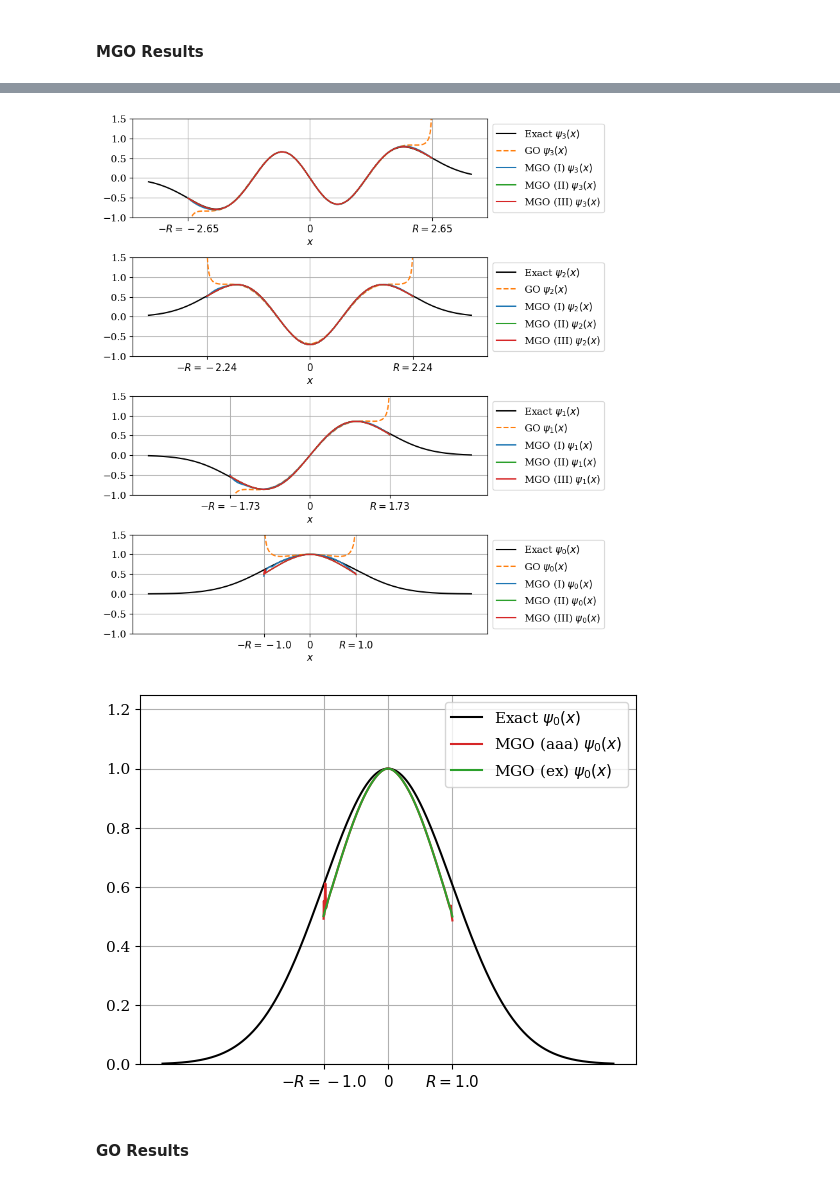
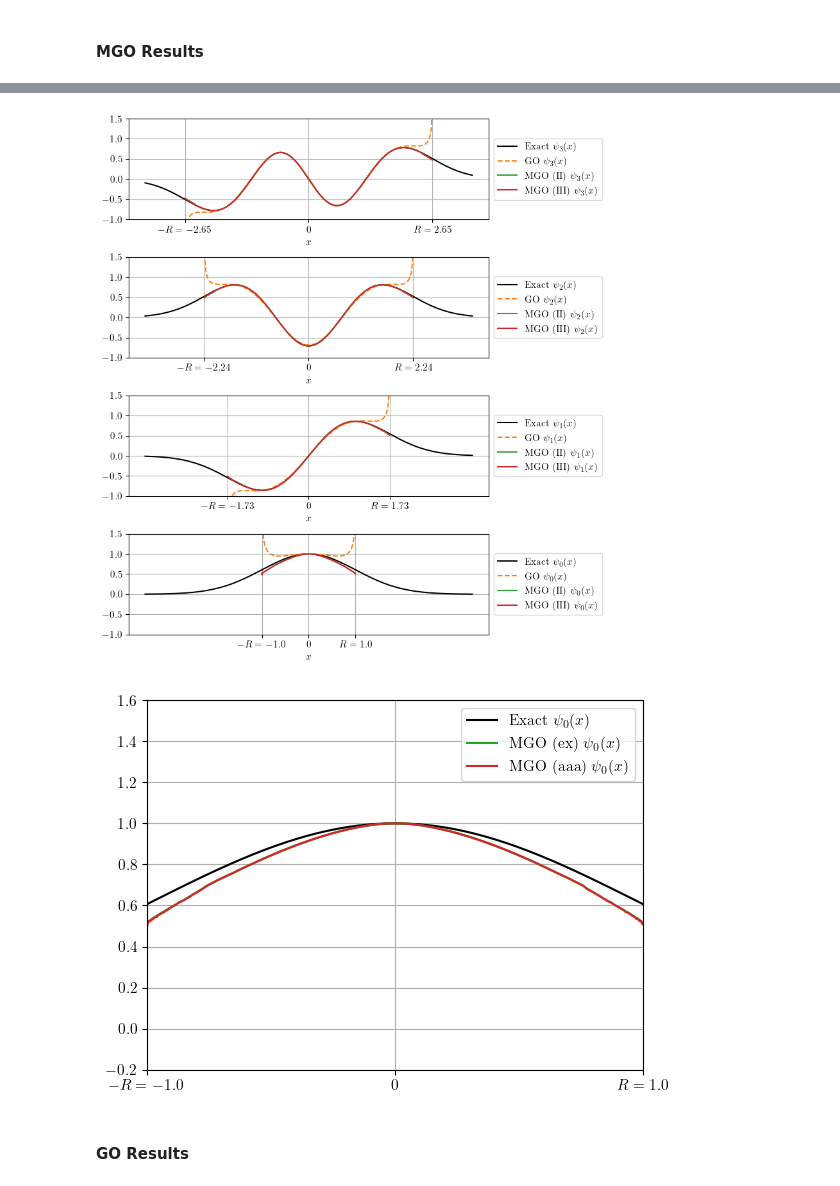
Before and after one commit to runehoejlund/plasma-ray-tracer, a Jupyter notebook: mgo_ex_weber.ipynb, the cells around one changed output, grey strips where cells are left out. Saved outputs shown, nothing was run; the diff lists cells and outputs as text; code cells hidden in the pictures.

```diff
--- a/mgo_ex_weber.ipynb
+++ b/mgo_ex_weber.ipynb
@@ -57,34 +57,13 @@ phi0 = lambda x0, nu: (Ai(-(rho_ex(x0, nu)**2)) * np.cos(omega_bar_ex(x0, nu)) /
                       - np.sign(x0) * Bi(-rho_ex(x0, nu)**2) * np.sin(omega_bar_ex(x0, nu)) / np.sqrt(np.abs(x0))
                       )
 # %%
-gauss_quad_order = 5
-
 def get_dispersion_manifold(nu, x0, k0):
-    ND = 1
-    nt = 200
-
-    xs = np.zeros((nt, ND))
-    ks = np.zeros((nt, ND))
+    '''returns t, xs, ks, zs, nt, i_start, i_end, x0, k0'''
+    nt = 500
     omega0 = 1.0
-
-    # ray tracing stops when it hits boundary, so we don't know
-    # exact number of timesteps before ray tracing has completed.
-    min_nt = nt
-
-    sol = trace_ray_1D(x0=x0, k0=k0, omega0=omega0, tmin=-np.pi/2, tmax=np.pi, D=D, D_args={'nu': nu}, x_min=(1-1e-3)*x0, tsteps=nt, rtol=1e-9)
-    sol_nt = len(sol.t)
-    xs[:sol_nt, :] = sol.y[:ND].T
-    ks[:sol_nt, :] = sol.y[ND:].T
-    min_nt = np.min((sol_nt, min_nt))
-
-    # Clip all rays to the same number of time steps
-    nt = min_nt
-    t = sol.t[:min_nt]
-    xs = xs[:min_nt, :]
-    ks = ks[:min_nt, :]
-    zs = np.concatenate([xs, ks], axis=-1)
-
-    return t, xs, ks, zs, nt, x0, k0
+    t, xs, ks, zs, i_start, i_end = trace_ray_1D(x0=x0, k0=k0, omega0=omega0, tmin=-np.pi/2, tmax=np.pi, D=D, D_args={'nu': nu}, x_min=(1-1e-3)*x0, tsteps=nt, rtol=1e-9, ghost_ratio=1)
+    nt = i_end - i_start
+    return t, xs, ks, zs, nt, i_start, i_end, x0, k0
 
 def fit_amplitude(x, y, nu):
     tmp_fit = fit_polynomial(x, y**(-4), deg=2, exclude_degrees=[1])
@@ -96,8 +75,8 @@ def fit_phase(x, y, nu):
     polynomial = fit_polynomial(x, y_poly, deg=2, exclude_degrees=[0])
     return SumFunc([polynomial, nonlinear_func])
 
-def get_mgo_field(t, zs, analytic_cont, i_save=[], max_extrapolation=3/2):
-    branch_masks, ray_field, mgo_info = mgo.get_mgo_field(t, zs, phi0=1, i_save=i_save, analytic_cont=analytic_cont, gauss_quad_order=gauss_quad_order, max_extrapolation=max_extrapolation)
+def get_mgo_field(t, zs, analytic_cont, i_start, i_end, i_save=[], max_gauss_quad_order=10):
+    branch_masks, ray_field, mgo_info = mgo.get_mgo_field(t, zs, phi0=1, i_start=i_start, i_end=i_end, i_save=i_save, analytic_cont=analytic_cont, max_gauss_quad_order=max_gauss_quad_order)
     results = mgo_info['saved_results']
     Nt = mgo_info['Nt']
     Upsilon = mgo_info['Upsilon']
@@ -153,7 +142,7 @@ for i, nu in enumerate(nus[:-1][::-1]):
     xi = np.linspace(-R(nu), R(nu), 10000)
     ax[i].plot(x, psi(x, nu), 'k-', label='Exact $\psi_' + str(nu) + '(x)$')
     ax[i].plot(xi, np.real(fields_go[nu](xi)), '--', color='tab:orange', label='GO $\psi_' + str(nu) + '(x)$')
-    ax[i].plot(xi, np.real(fields_rational[nu](xi)), '-', color='tab:blue', label='MGO (I) $\psi_' + str(nu) + '(x)$')
+    # ax[i].plot(xi, np.real(fields_rational[nu](xi)), '-', color='tab:blue', label='MGO (I) $\psi_' + str(nu) + '(x)$')
     ax[i].plot(xi, np.real(fields_ex[nu](xi)), '-', color='tab:green', label='MGO (II) $\psi_' + str(nu) + '(x)$')
     ax[i].plot(xi, np.real(fields_aaa[nu](xi)), '-', color='tab:red', label='MGO (III) $\psi_' + str(nu) + '(x)$')
     ax[i].grid()
@@ -167,18 +156,20 @@ fig.tight_layout()
 # plt.savefig('./plots/weber_mgo.png', dpi=300)
 plt.show()
 # %% [output]
-[figure, old version]
+[figure, new version]
 # %%
+xi = np.linspace(-R(nu), R(nu), 500)
 plt.plot(x, psi(x, nu), 'k-', label='Exact $\psi_' + str(nu) + '(x)$')
+plt.plot(xi, np.real(fields_ex[nu](xi)), '-', color='tab:green', label='MGO (ex) $\psi_' + str(nu) + '(x)$')
 plt.plot(xi, np.real(fields_aaa[nu](xi)), '-', color='tab:red', label='MGO (aaa) $\psi_' + str(nu) + '(x)$')
-plt.plot(xi, np.real(fields_ex[nu](xi)), '-', color='tab:green', label='MGO (ex) $\psi_' + str(nu) + '(x)$')
-plt.ylim(0, 1.25)
+plt.ylim(-0.2, 1.6)
+plt.xlim(-R(nu), R(nu))
 plt.xticks([-R(nu), 0, R(nu)], labels=[r'$-R = ' + str(round(-R(nu), 2)) + '$', r'$0$', r'$R = '+ str(round(R(nu), 2)) + '$'])
 plt.grid()
 plt.legend()
 plt.show()
 # %% [output]
-[figure, old version]
+[figure, new version]
 # %% [markdown]
 #### GO Results
 # %%
```
Also changed, not shown: parts of 8 cells of this notebook, 2 other files.
